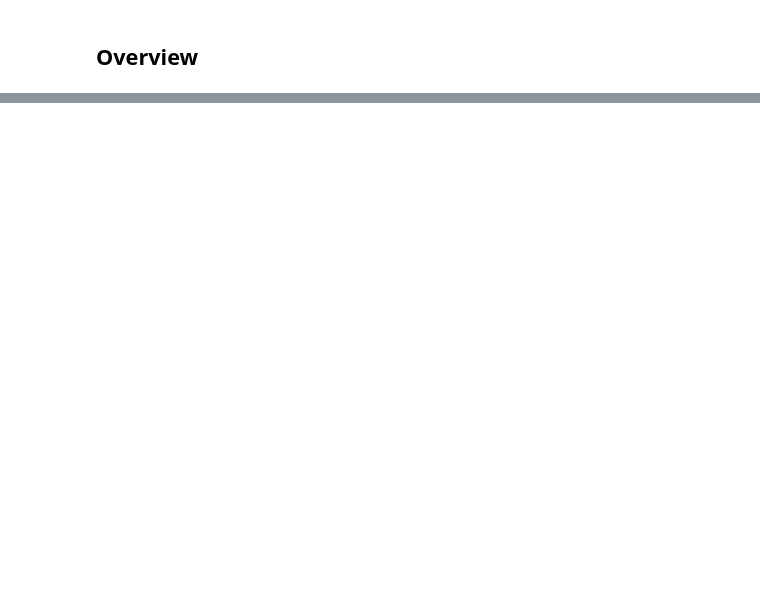
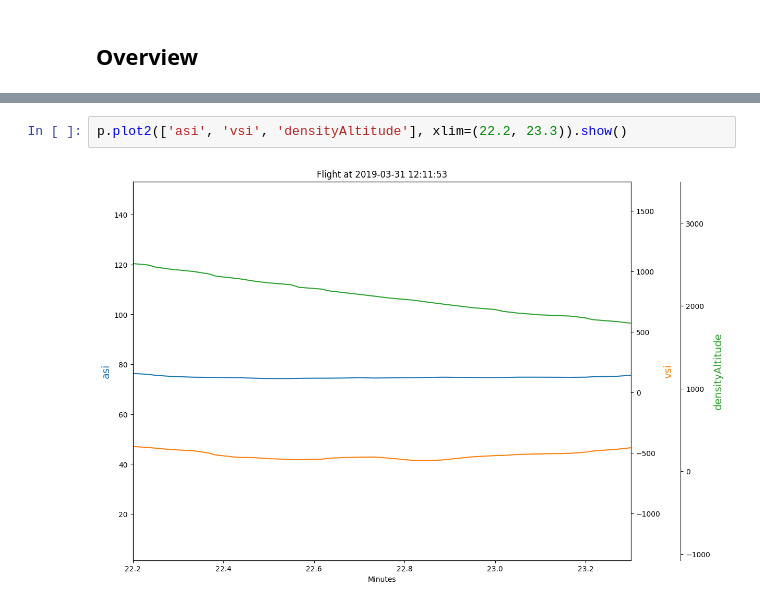
Before and after one commit to azemon/MglEfisPlotter, a Jupyter notebook: notebooks/2019-03-31/best glide.ipynb, the cells around one changed output, grey strips where cells are left out. Cells and saved outputs as stored; diff of their text form; blank space fills up the shorter version.

```diff
--- a/notebooks/2019-03-31/best glide.ipynb
+++ b/notebooks/2019-03-31/best glide.ipynb
@@ -22,0 +33,4 @@ p.plot2(['asi', 'vsi'], ['Airspeed', 'Vertical Speed'], xlim=(8, 28), ylim=(65,
+# %%
+p.plot2(['asi', 'vsi', 'densityAltitude'], xlim=(22.2, 23.3)).show()
+# %% [output]
+[figure, added]
```
Also changed, not shown: parts of 6 cells of this notebook, 2 other files.
